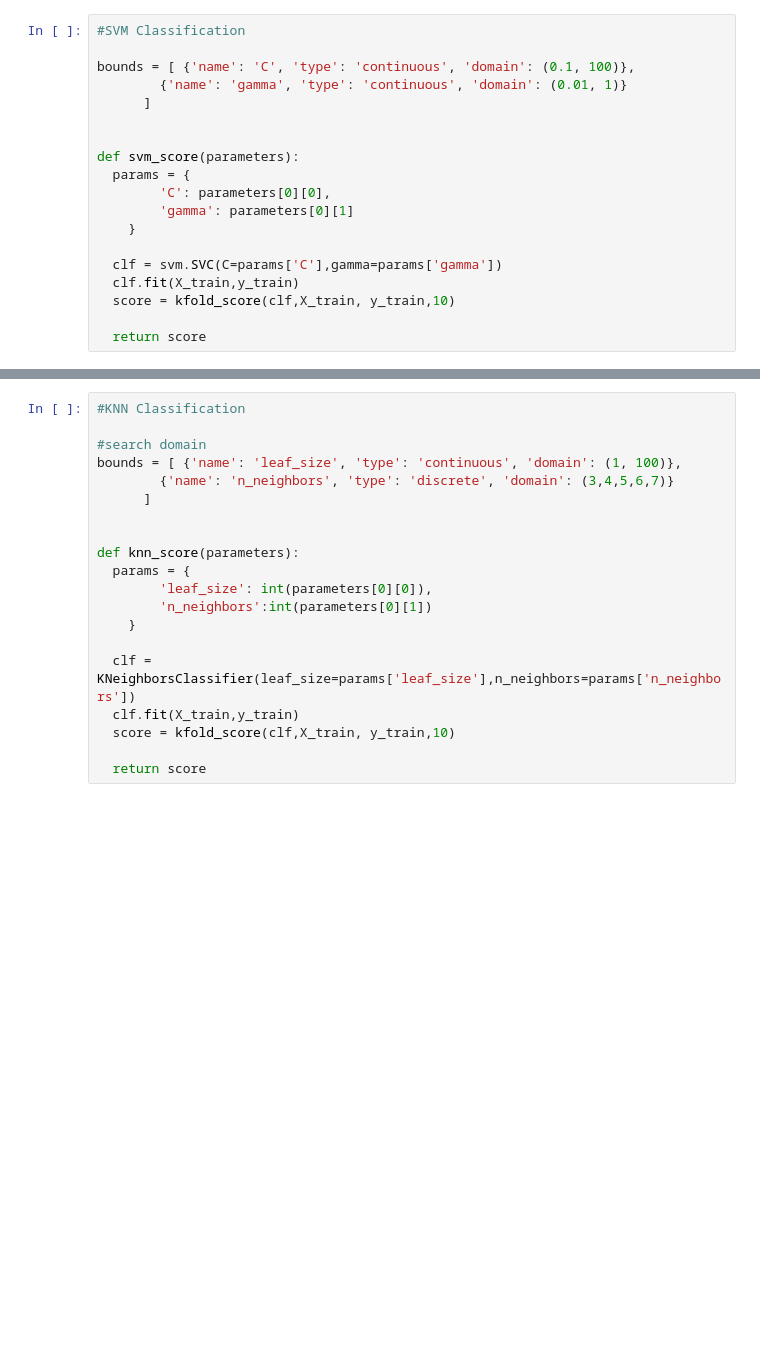
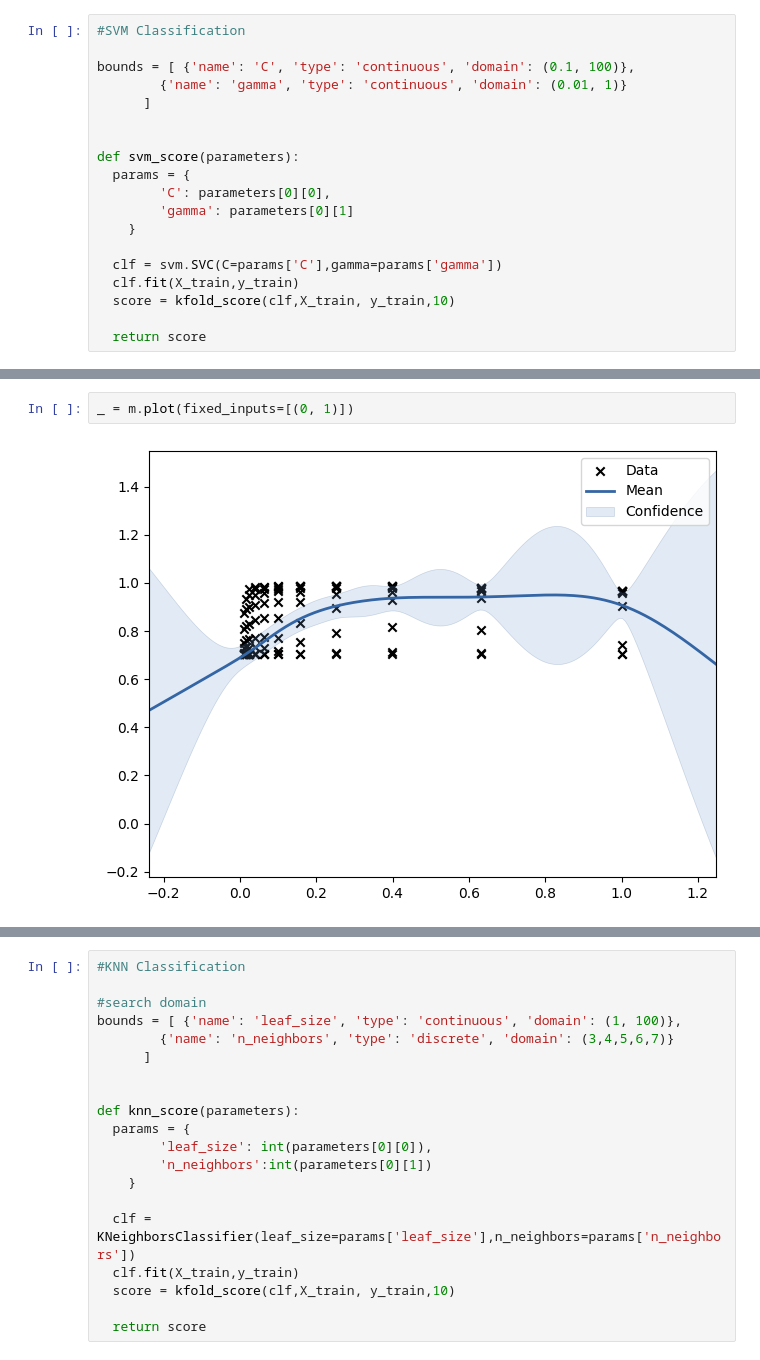
Before and after one commit to shin0105/4YP, a Jupyter notebook: test1.ipynb, the cells around one changed output, grey strips where cells are left out. Cells and saved outputs as stored; diff of their text form; blank space fills up the shorter version.

```diff
--- a/test1.ipynb
+++ b/test1.ipynb
@@ -597 +468,5 @@ mean accuracy 0.9714285714285713
+# %%
+_ = m.plot(fixed_inputs=[(0, 1)])
+# %% [output]
+[figure, added]
 # %%
```
Also changed, not shown: parts of 36 cells of this notebook.
